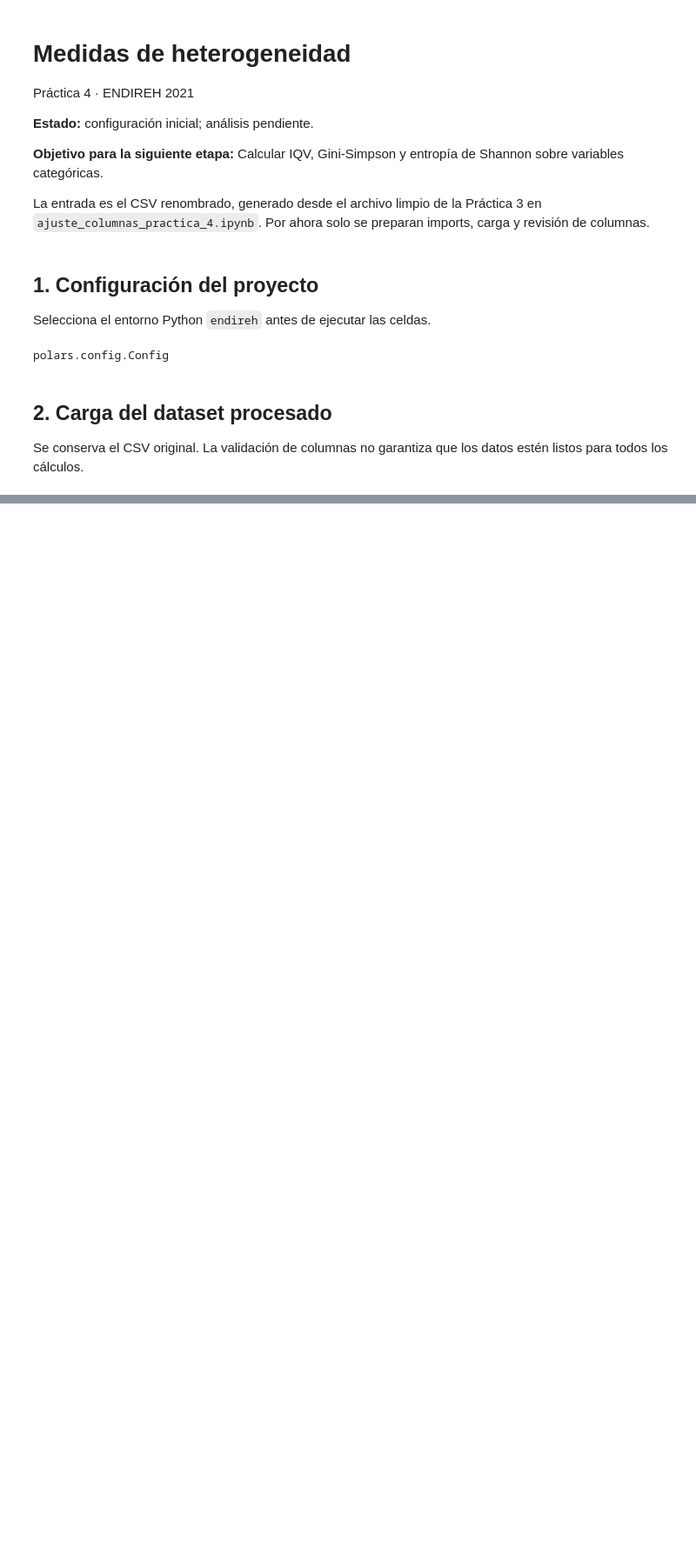
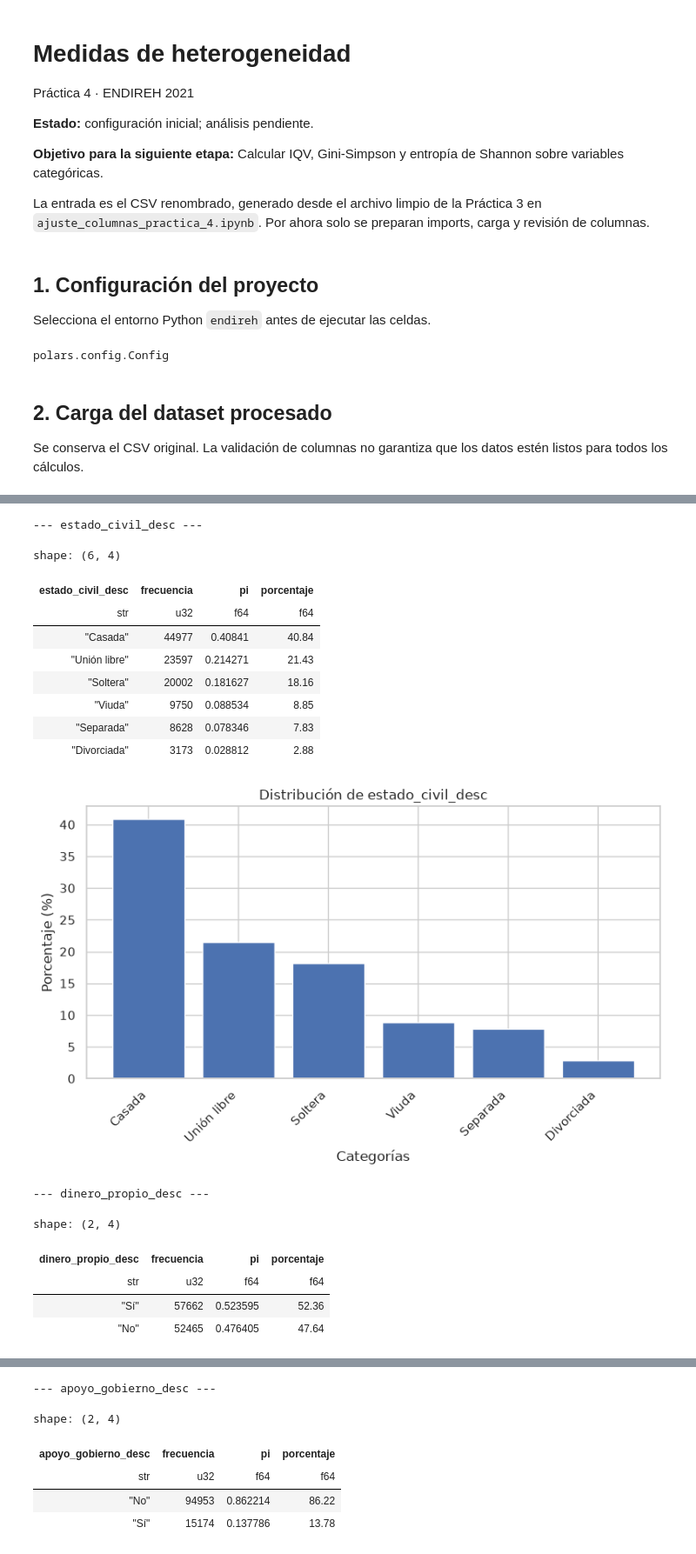
Before and after one commit to Drieveal14/Practica-04-Medidas-de-Concentracion-Heterogenidad-Gini-y-Entropia, a Jupyter notebook: notebooks/medidas_de_heteregionidad.ipynb, the cells around one changed output, grey strips where cells are left out. Shown at 87% size. Cells and saved outputs as stored; diff of their text form; code cells hidden in the pictures; blank space fills up the shorter version.

Commit message:
Heterogeneidad de variables cualitativas

```diff
--- a/notebooks/medidas_de_heteregionidad.ipynb
+++ b/notebooks/medidas_de_heteregionidad.ipynb
@@ -90,9 +90,9 @@ variables_cualitativas = [
     "apoyo_gobierno_desc",
     "hogar_tiene_ahorros_desc"
 ]
+tablas_frecuencia = {}
+
 for variable in variables_cualitativas:
-
-    print(f"\n--- {variable} ---")
 
     frecuencias = (
         df
@@ -103,11 +103,14 @@ for variable in variables_cualitativas:
             (
                 pl.col("frecuencia")
                 / pl.col("frecuencia").sum()
-            ).alias("proporcion")
+            ).alias("pi")
         )
         .sort("frecuencia", descending=True)
     )
 
+    tablas_frecuencia[variable] = frecuencias
+
+    print(f"\n--- {variable} ---")
     print(frecuencias)
 # %% [output]
 --- estado_civil_desc ---
@@ -137,0 +210,55 @@ Pendiente: generar las tablas y gráficas correspondientes al análisis.
+# %%
+import matplotlib.pyplot as plt
+
+
+for variable in variables_cualitativas:
+
+    # Recuperamos la tabla que ya calculamos anteriormente
+    tabla = (
+        tablas_frecuencia[variable]
+        .with_columns(
+            (pl.col("pi") * 100)
+            .round(2)
+            .alias("porcentaje")
+        )
+    )
+
+    print(f"\n--- {variable} ---")
+
+    display(tabla)
+
+    # Datos para la gráfica
+    categorias = tabla[variable].cast(pl.String).to_list()
+    porcentajes = tabla["porcentaje"].to_list()
+
+    # Gráfica
+    plt.figure(figsize=(8, 5))
+
+    plt.bar(categorias, porcentajes)
+
+    plt.title(f"Distribución de {variable}")
+    plt.xlabel("Categorías")
+    plt.ylabel("Porcentaje (%)")
+
+    plt.xticks(rotation=45, ha="right")
+
+    plt.tight_layout()
+    plt.show()
+# %% [output]
+--- estado_civil_desc ---
+shape: (6, 4)
+| estado_civil_desc | frecuencia | pi | porcentaje |
+| str | u32 | f64 | f64 |
+| "Casada" | 44977 | 0.40841 | 40.84 |
+| "Unión libre" | 23597 | 0.214271 | 21.43 |
+| "Soltera" | 20002 | 0.181627 | 18.16 |
+| "Viuda" | 9750 | 0.088534 | 8.85 |
+| "Separada" | 8628 | 0.078346 | 7.83 |
+| "Divorciada" | 3173 | 0.028812 | 2.88 |
+[figure, added]
+--- dinero_propio_desc ---
+shape: (2, 4)
+| dinero_propio_desc | frecuencia | pi | porcentaje |
+| str | u32 | f64 | f64 |
+| "Sí" | 57662 | 0.523595 | 52.36 |
+| "No" | 52465 | 0.476405 | 47.64 |
@@ -137,0 +266,6 @@ Pendiente: generar las tablas y gráficas correspondientes al análisis.
+--- apoyo_gobierno_desc ---
+shape: (2, 4)
+| apoyo_gobierno_desc | frecuencia | pi | porcentaje |
+| str | u32 | f64 | f64 |
+| "No" | 94953 | 0.862214 | 86.22 |
+| "Sí" | 15174 | 0.137786 | 13.78 |
```
Also changed, not shown: parts of 9 cells of this notebook, 1 other file.
